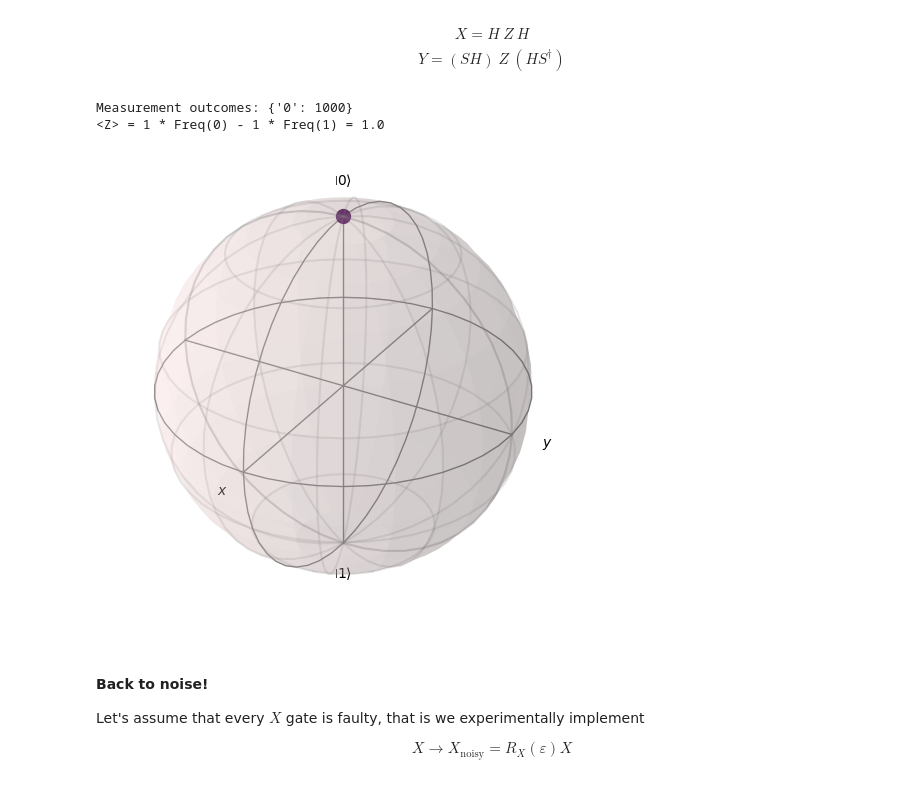
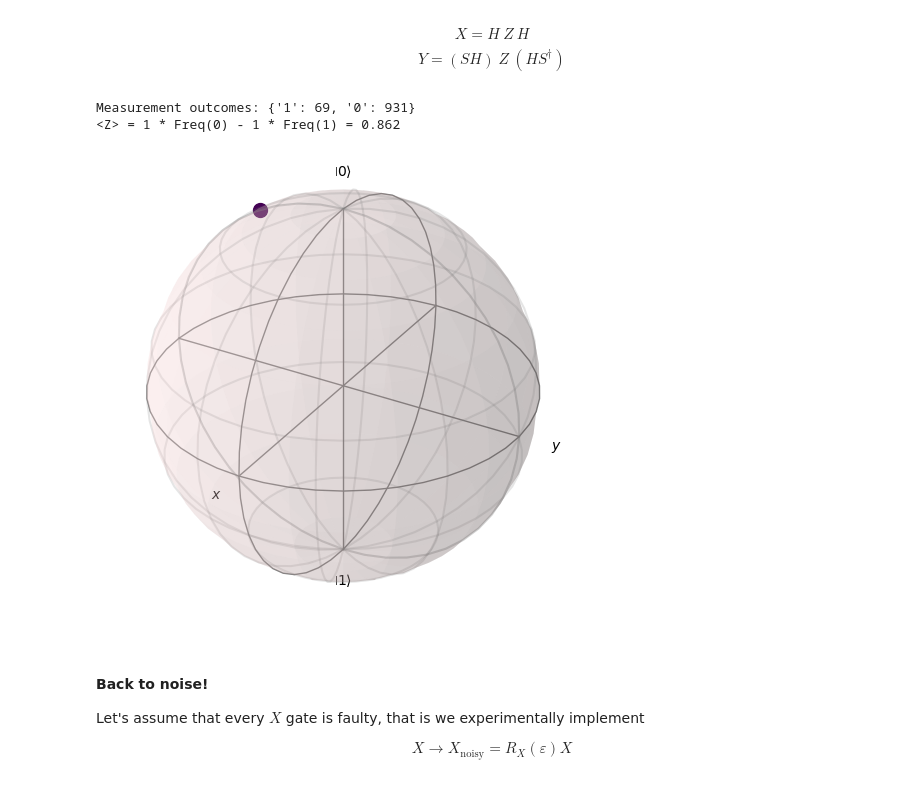
Before and after one commit to stfnmangini/handsonqc_genova2025, a Jupyter notebook: HandsOnQC.ipynb, the cells around one changed output. Drawn from its saved outputs; the diff is of its cells as text; code cells hidden in the pictures.

```diff
--- a/HandsOnQC.ipynb
+++ b/HandsOnQC.ipynb
@@ -276,16 +293,19 @@ Measurement outcomes
 # %% [markdown]
 # 7. Running on an actual quantum deivce (sort-of)
 # %%
-from qiskit import transpile
-from qiskit_ibm_runtime import QiskitRuntimeService
+from qiskit_ibm_runtime import QiskitRuntimeService, SamplerV2 as Sampler
+from qiskit.transpiler.preset_passmanagers import generate_preset_pass_manager
 
 # You have to be logged in to IBM Quantum to run on real hardware.
 # You can do this by registering on IBMQ and running the following commands
-service = QiskitRuntimeService(channel="ibm_quantum", token="9f931bbba13c42fc4616c21802929aaea9105422e037fa1382ba700117fd24d042bdca58346cb228972b8be8d4b84a8b519ac8272e4af14187183070e68afd25")
-# QiskitRuntimeService.save_account(channel="ibm_quantum", token="MY_IBM_QUANTUM_TOKEN")
 
-# Once you have done it, you can run the following code
-# service = QiskitRuntimeService()
+#service = QiskitRuntimeService(
+#    channel='ibm_quantum',
+#    instance='ibm-q/open/main',
+#    token='MY_IBM_QUANTUM_TOKEN')
+
+service = QiskitRuntimeService(name='base')
+
 bknd_list = service.backends()
 bknd_list
 # %% [output]
@@ -316,11 +335,6 @@ plot_gate_map(service.get_backend('ibm_osaka'),
 qc = qk.QuantumCircuit(5)
 qc.measure_all()
 print(qc)
-
-# Run the circuit on the real quantum hardware
-simple_run = bknd.run(qc, shots=1000)
-print(f">>> Job ID: {simple_run.job_id()}")
-print(f">>> Job Status: {simple_run.status()}")
 # %% [output]
          ░ ┌─┐
    q_0: ─░─┤M├────────────
@@ -339,0 +352,10 @@ meas: 5/════╩══╩══╩══╩══╩═
+# %%
+# Modify the circuit so that it can run on the specified machine
+pm = generate_preset_pass_manager(backend=bknd, optimization_level=1)
+isa_circuit = pm.run(qc)
+
+# Run it on the device and store the samples (shots)
+sampler = Sampler(bknd)
+job = sampler.run([isa_circuit], shots=1_000)
+print(f">>> Job ID: {job.job_id()}")
+print(f">>> Job Status: {job.status()}")
@@ -362,0 +369,4 @@ sampler = Sampler(backend=bknd)
+# %%
+# Get the results with (0 because we only have one circuit)
+counts = job.result()[0].data['meas'].get_counts()
+counts
@@ -516,32 +531,32 @@ $$ X = H~Z~H $$
 $$ Y = (S H)~Z~(H S^\dagger) $$
 # %%
 qc = qk.QuantumCircuit(1)
-qc.rx(0., 0)
+qc.rx(0.5, 0)
 
 # Define a circuit including a change of basis circuit
 qc_meas = qc.copy()
 measure = 'Z'
 match measure:
     case 'Z':
         pass
     case 'X':
         qc_meas.h(0)
     case 'Y':
         qc_meas.sdg(0)
         qc_meas.h(0)
 
 # Measure in the X basis
 qc_meas.measure_all()
 
 counts = sim_bknd.run(qc_meas, shots=1000).result().get_counts()
 print("Measurement outcomes:", counts)
 print("<Z> = 1 * Freq(0) - 1 * Freq(1) =", expval_from_counts(counts))
 
 plot_state(Statevector(qc).data);
 # %% [output]
-Measurement outcomes: {'0': 1000}
-<Z> = 1 * Freq(0) - 1 * Freq(1) = 1.0
+Measurement outcomes: {'1': 69, '0': 931}
+<Z> = 1 * Freq(0) - 1 * Freq(1) = 0.862
-[figure, old version]
+[figure, new version]
 # %% [markdown]
 #### Back to noise!
 
```
Also changed, not shown: parts of 31 cells of this notebook, 2 other files.
